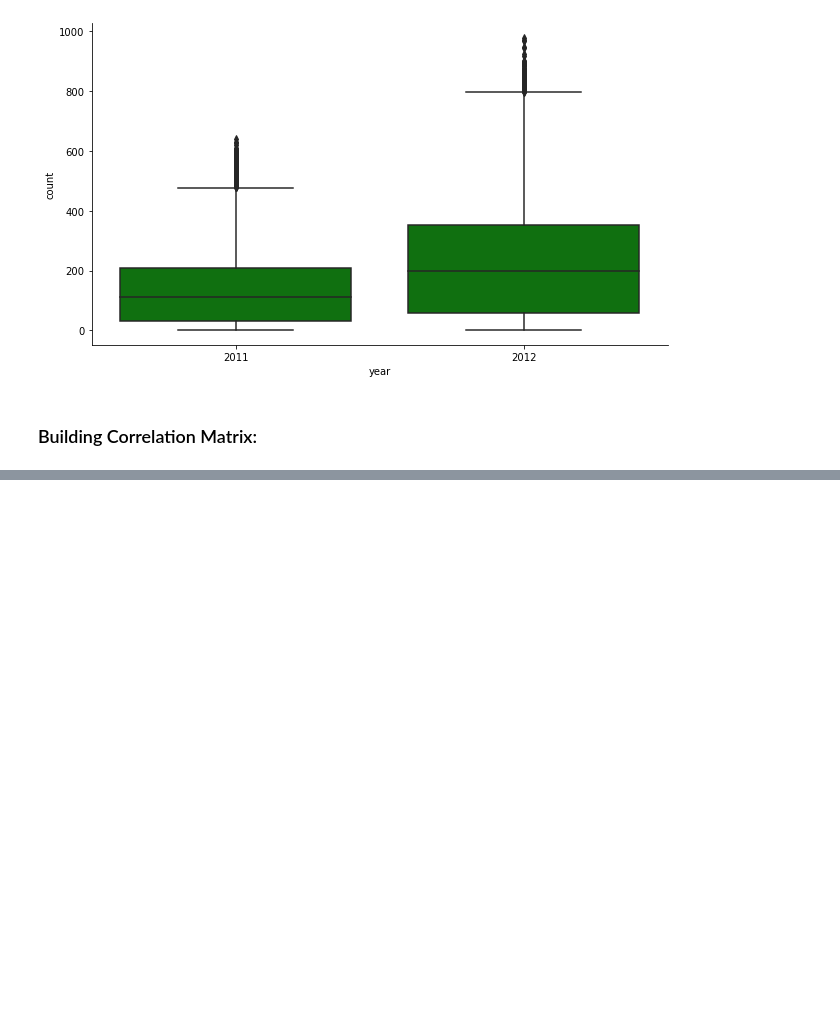
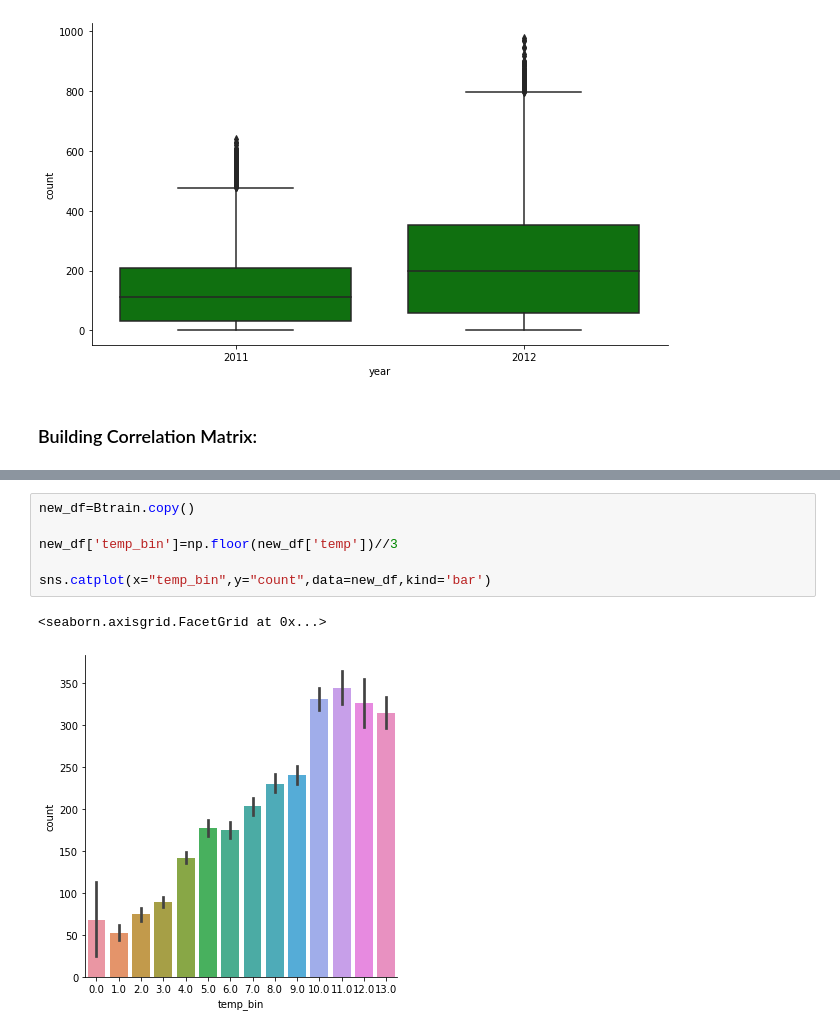
Before and after one commit to bishalaryanthakur123/Bike-Sharing-Demand, a Jupyter notebook: Bike_Sharing_Demand_Prediction_Project.ipynb, the cells around one changed output, grey strips where cells are left out. Drawn from its saved outputs; the diff is of its cells as text; blank space fills up the shorter version.

```diff
--- a/Bike_Sharing_Demand_Prediction_Project.ipynb
+++ b/Bike_Sharing_Demand_Prediction_Project.ipynb
@@ -125,0 +152,9 @@ sns.heatmap(Btrain[numeric].corr(),annot=True)
+# %%
+new_df=Btrain.copy()
+
+new_df['temp_bin']=np.floor(new_df['temp'])//3
+
+sns.catplot(x="temp_bin",y="count",data=new_df,kind='bar')
+# %% [output]
+<seaborn.axisgrid.FacetGrid at 0x...>
+[figure, added]
```
Also changed, not shown: parts of 46 cells of this notebook.
